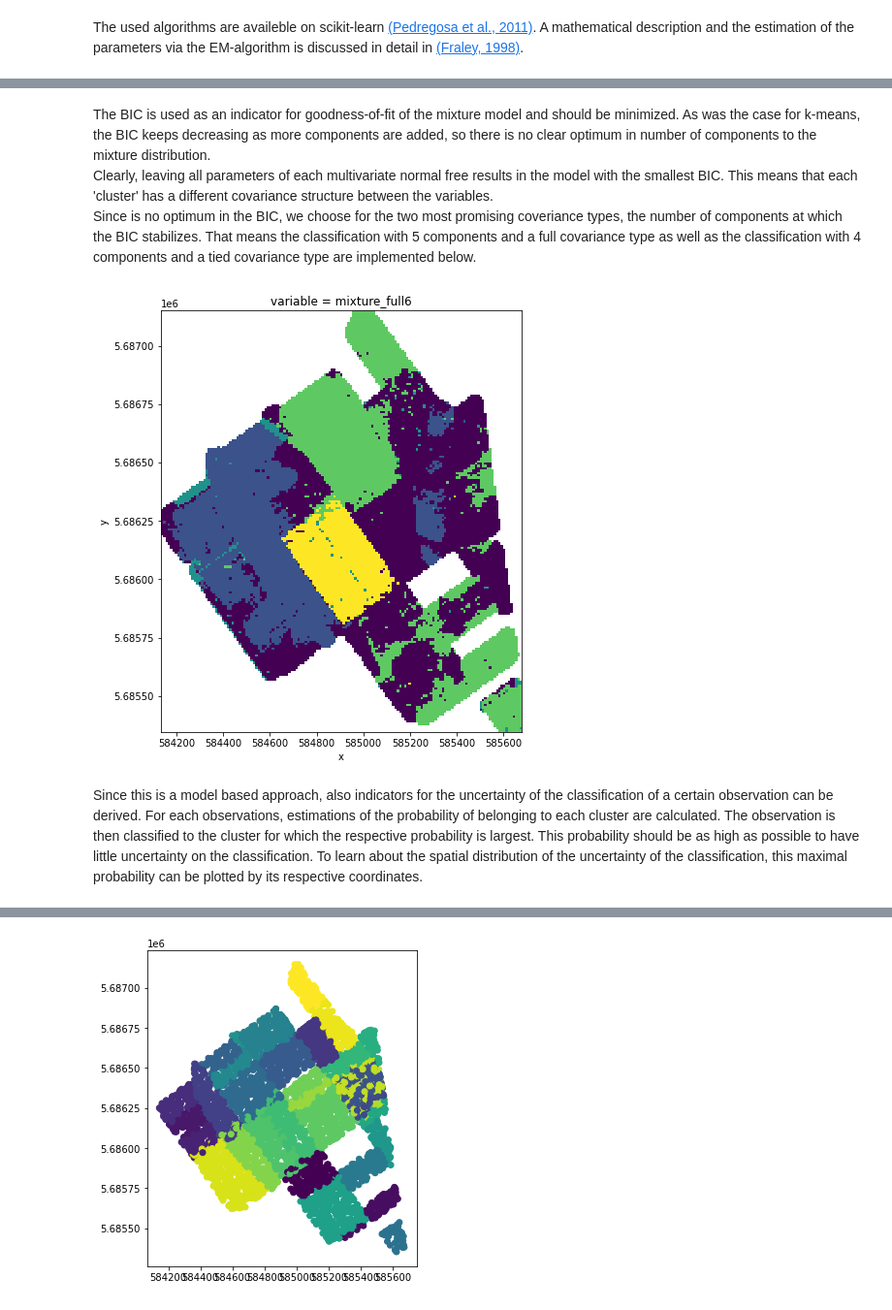
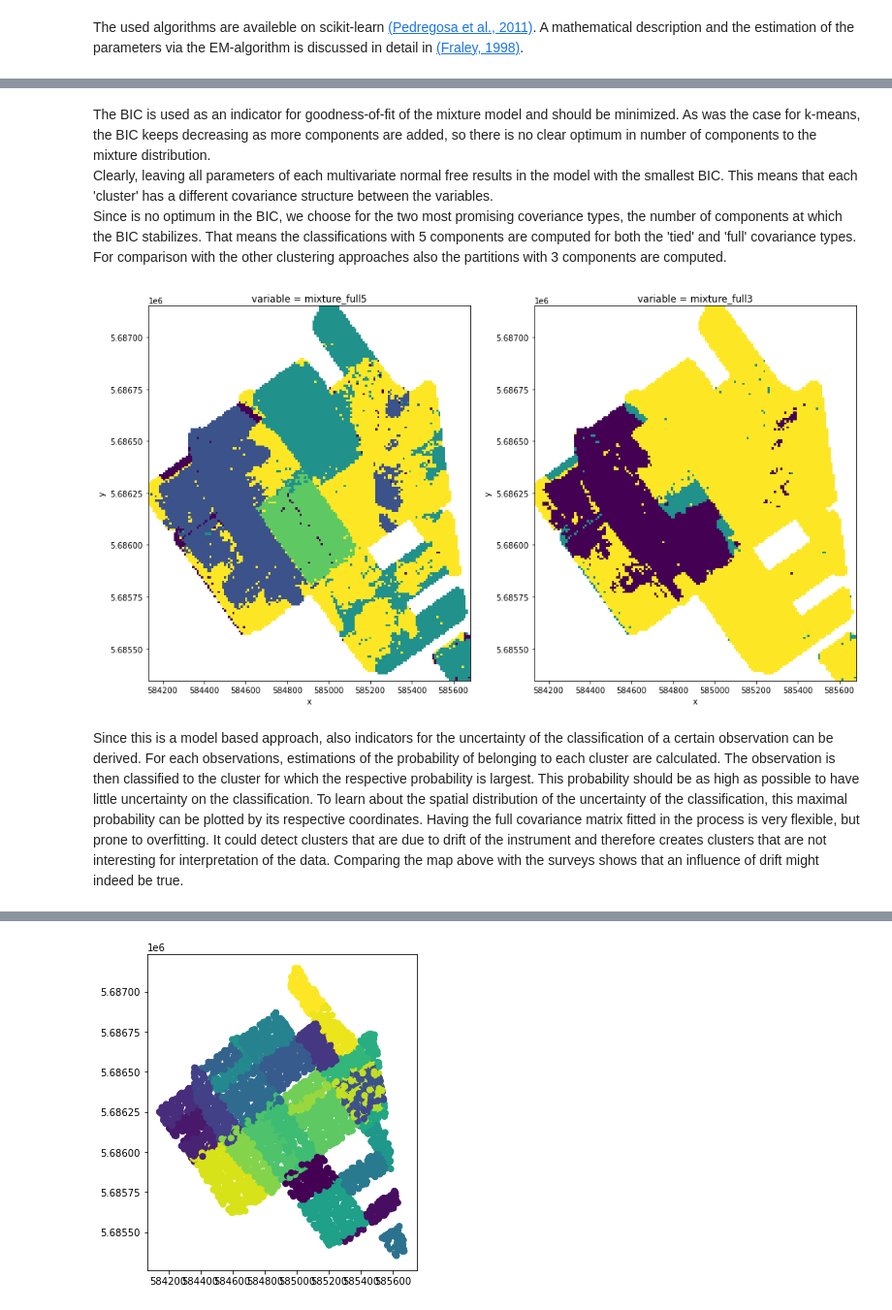
Before and after one commit to drdebivre/Thesis_EMIclass, a Jupyter notebook: 3.Gaussian_mixture.ipynb, the cells around one changed output, grey strips where cells are left out. Shown at 97% size. Drawn from its saved outputs; the diff is of its cells as text; code cells hidden in the pictures.

```diff
--- a/3.Gaussian_mixture.ipynb
+++ b/3.Gaussian_mixture.ipynb
@@ -90,23 +90,34 @@ plt.show()
 # %% [markdown]
 The BIC is used as an indicator for goodness-of-fit of the mixture model and should be minimized. As was the case for k-means, the BIC keeps decreasing as more components are added, so there is no clear optimum in number of components to the mixture distribution.\
 Clearly, leaving all parameters of each multivariate normal free results in the model with the smallest BIC.  This means that each 'cluster' has a different covariance structure between the variables.\
-Since is no optimum in the BIC, we choose for the two most promising coveriance types, the number of components at which the BIC stabilizes. That means the classification with 5 components and a full covariance type as well as the classification with 4 components and a tied covariance type are implemented below.
+Since is no optimum in the BIC, we choose for the two most promising coveriance types, the number of components at which the BIC stabilizes. That means the classifications with 5 components are computed for both the 'tied' and 'full' covariance types. For comparison with the other clustering approaches also the partitions with 3 components are computed.
 # %%
-fullmodel_n6 = GaussianMixture(n_components = 5, covariance_type='full', n_init=10).fit(df_nona)
-clusters = fullmodel_n6.predict(df_nona) # each pixel assigned to cluster that has largest probability
+fullmodel_n5 = GaussianMixture(n_components = 5, covariance_type='full', n_init=10).fit(df_nona)
+fullmodel_n3 = GaussianMixture(n_components = 3, covariance_type='full', n_init=10).fit(df_nona)
+clustersfull5 = fullmodel_n5.predict(df_nona) # each pixel assigned to cluster that has largest probability
+clustersfull3 = fullmodel_n3.predict(df_nona)
+
 
 cl = np.empty((27540))
 cl[:] = np.nan
 
-cl[~rows_with_nan] = clusters
+cl[~rows_with_nan] = clustersfull5
+df_raster['mixture_full5'] = cl
 
-df_raster['mixture_full6'] = cl
+cl[~rows_with_nan] = clustersfull3
+df_raster['mixture_full3'] = cl
 
 xr_clusters = df_raster.to_xarray().transpose('y', 'x')
 cl_array = xr_clusters.to_array()
-ax = cl_array.sel(variable='mixture_full6').plot.pcolormesh(figsize=(8,8), add_colorbar=False)
-ax.axes.set_aspect('equal')
+
+fig, (ax0, ax1) = plt.subplots(1,2, figsize=(16,10))
+
+cl_array.sel(variable='mixture_full5').plot.pcolormesh(ax=ax0, add_colorbar=False)
+ax0.axes.set_aspect('equal')
+
+cl_array.sel(variable='mixture_full3').plot.pcolormesh(ax=ax1, add_colorbar=False)
+ax1.axes.set_aspect('equal')
 # %% [output]
-[figure, old version]
+[figure, new version]
 # %% [markdown]
-Since this is a model based approach, also indicators for the uncertainty of the classification of a certain observation can be derived. For each observations, estimations of the probability of belonging to each cluster are calculated. The observation is then classified to the cluster for which the respective probability is largest. This probability should be as high as possible to have little uncertainty on the classification. To learn about the spatial distribution of the uncertainty of the classification, this maximal probability can be plotted by its respective coordinates.
+Since this is a model based approach, also indicators for the uncertainty of the classification of a certain observation can be derived. For each observations, estimations of the probability of belonging to each cluster are calculated. The observation is then classified to the cluster for which the respective probability is largest. This probability should be as high as possible to have little uncertainty on the classification. To learn about the spatial distribution of the uncertainty of the classification, this maximal probability can be plotted by its respective coordinates. Having the full covariance matrix fitted in the process is very flexible, but prone to overfitting. It could detect clusters that are due to drift of the instrument and therefore creates clusters that are not interesting for interpretation of the data. Comparing the map above with the surveys shows that an influence of drift might indeed be true.
```
Also changed, not shown: parts of 11 cells of this notebook, 4 other files.
